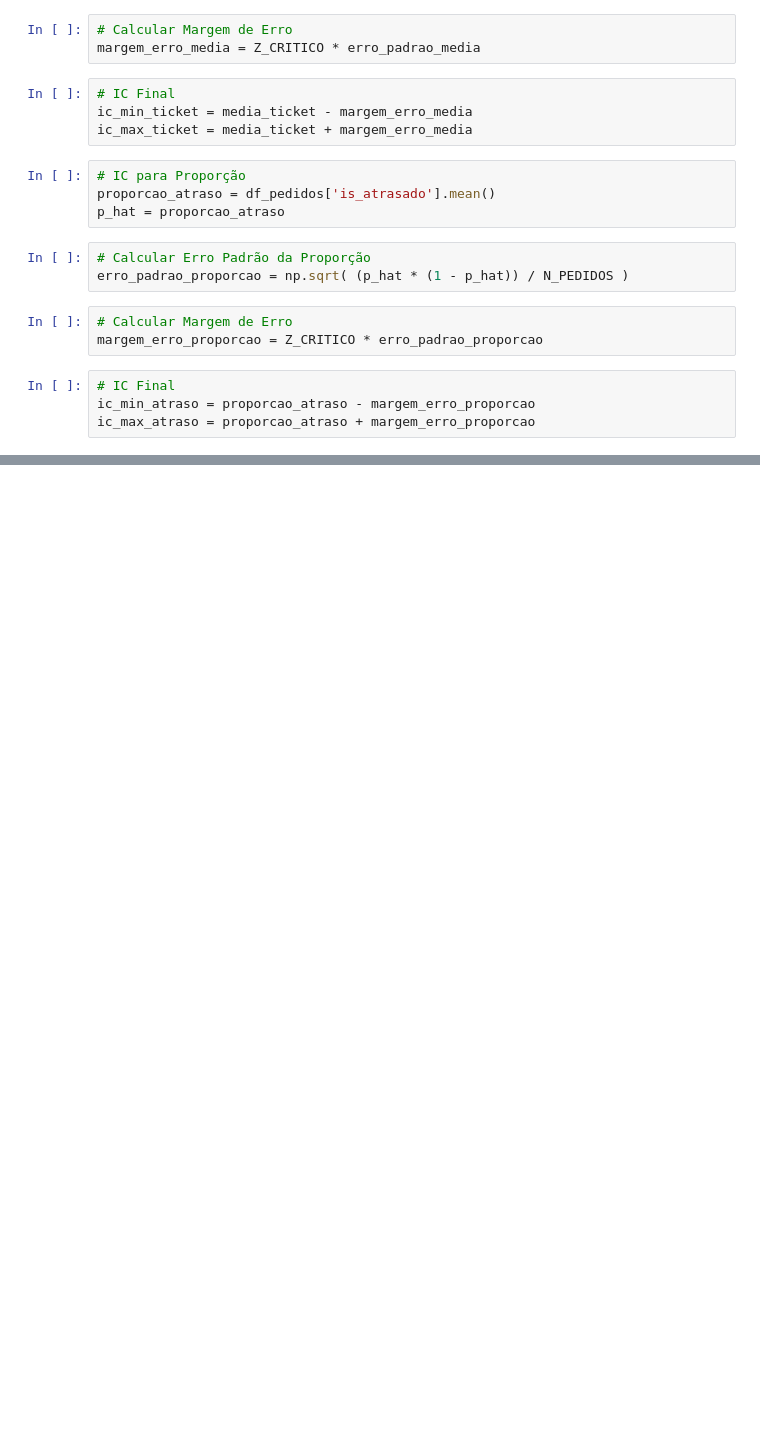
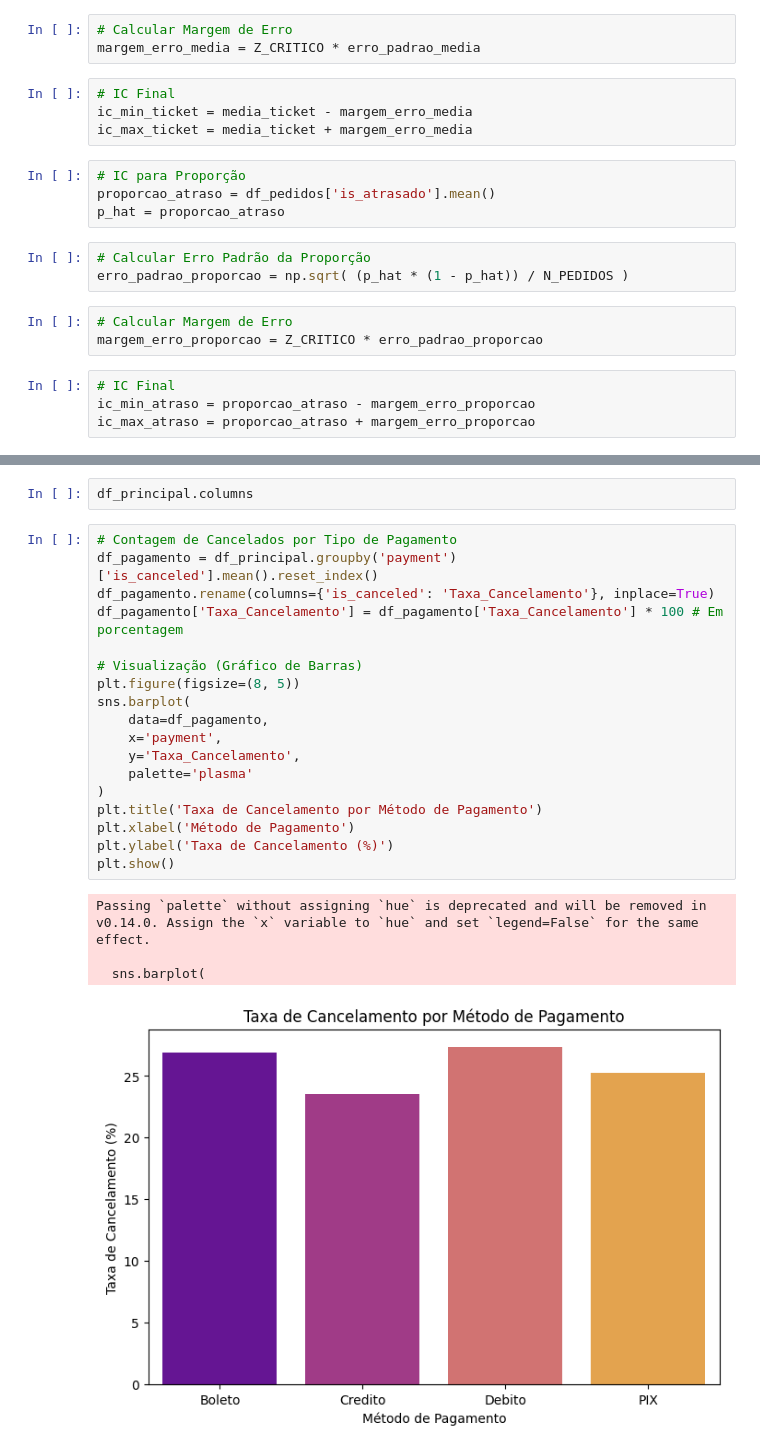
Before and after one commit to JonasLima99/EQUIPE-WOLF---ESTATISTICA-E-PROB, a Jupyter notebook: notebooks/main_analise.ipynb, the cells around one changed output, grey strips where cells are left out. Drawn from its saved outputs; the diff is of its cells as text; blank space fills up the shorter version.

```diff
--- a/notebooks/main_analise.ipynb
+++ b/notebooks/main_analise.ipynb
@@ -392,0 +410,25 @@ Número de Pedidos (n): 2000
+# %%
+df_principal.columns
+# %%
+# Contagem de Cancelados por Tipo de Pagamento
+df_pagamento = df_principal.groupby('payment')['is_canceled'].mean().reset_index()
+df_pagamento.rename(columns={'is_canceled': 'Taxa_Cancelamento'}, inplace=True)
+df_pagamento['Taxa_Cancelamento'] = df_pagamento['Taxa_Cancelamento'] * 100 # Em porcentagem
+
+# Visualização (Gráfico de Barras)
+plt.figure(figsize=(8, 5))
+sns.barplot(
+    data=df_pagamento,
+    x='payment',
+    y='Taxa_Cancelamento',
+    palette='plasma'
+)
+plt.title('Taxa de Cancelamento por Método de Pagamento')
+plt.xlabel('Método de Pagamento')
+plt.ylabel('Taxa de Cancelamento (%)')
+plt.show()
+# %% [output]
+Passing `palette` without assigning `hue` is deprecated and will be removed in v0.14.0. Assign the `x` variable to `hue` and set `legend=False` for the same effect.
+
+  sns.barplot(
+[figure, added]
```
Also changed, not shown: parts of 17 cells of this notebook, 8 other files.
